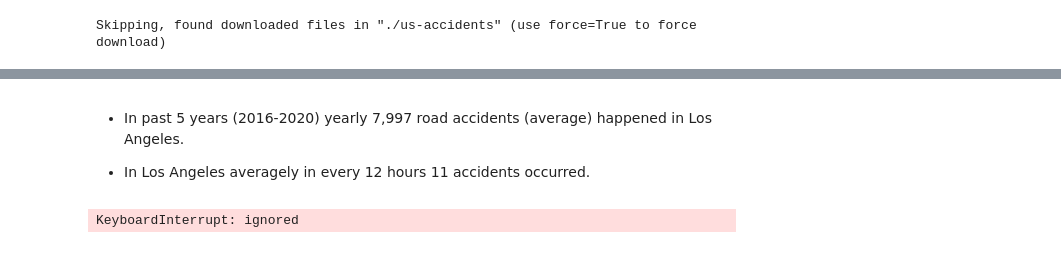
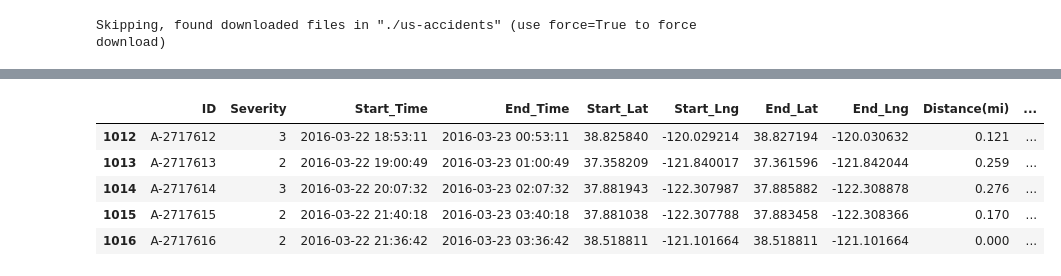
Before and after one commit to victorialarrazolo/USaccidentsanaysis, a Jupyter notebook: USaccidentsanalysis.ipynb, the cells around one changed output, grey strips where cells are left out. Cells and saved outputs as stored; diff of their text form; code cells hidden in the pictures.

```diff
--- a/USaccidentsanalysis.ipynb
+++ b/USaccidentsanalysis.ipynb
@@ -116,3 +5,34 @@ plt.rcParams['font.serif'] = ["Microsoft JhengHei UI Light"]
+# %%
+# Import numpy, pandas, matpltlib.pyplot, sklearn modules and seaborn
+import numpy as np
+import pandas as pd
+import matplotlib.pyplot as plt
+import seaborn as sns
+from datetime import  date
+%matplotlib inline
+pd.set_option('display.max_rows', 200)
+pd.set_option('display.max_columns', 200)
+plt.style.use('ggplot')
+# %%
+# Define lists of states, colors, linestyles, month order, day_order, and hour_order
+# For this notebook, we will focus on the following three states: DE, FL, & CA
+state_lst=['DE','FL','CA']
+state_lst_full=['Delaware','Florida','California']
+
+# We will focus on accident severities 2, 3 & 4
+severity_lst=[2,3,4]
+
+# Set a list of colors, markers and linestyles for plotting
+color_lst=['r','b','k']
+marker_lst=['D','o','*']
+linestyle_lst=['dashed','dashdot','solid']
+
+# Set a list of month, weekday, hour for reindex purpose and time_duraction to clear the accident
+month_lst = [ 'Jan', 'Feb', 'Mar', 'Apr', 'May', 'Jun', 'Jul','Aug','Sep','Oct','Nov','Dec']
+weekday_lst = [ 'Mon', 'Tue', 'Wed', 'Thu', 'Fri', 'Sat', 'Sun']
+weekday_lst_full = [ 'Monday', 'Tuesday', 'Wednesday', 'Thursday', 'Friday', 'Saturday', 'Sunday']
+hour_lst= np.arange(24)
+td='Time_Duration(min)'
 # %%
 import opendatasets as od
 
@@ -124,3 +44,4 @@ Skipping, found downloaded files in "./us-accidents" (use force=True to force do
 # %%
 # read & load the dataset into pandas dataframe
 df = pd.read_csv('/content/us-accidents/US_Accidents_Dec20_updated.csv')
+df = df[df.State.isin(state_lst)]
@@ -132,4 +47,0 @@ The Dataset Contains, Rows: 1,516,064 & Columns: 47
-# %%
-# convert the Start_Time & End_Time Variable into Datetime Feature
-df.Start_Time = pd.to_datetime(df.Start_Time)
-df.End_Time = pd.to_datetime(df.End_Time)
@@ -202,35 +48,9 @@ print(round(hightest_cases/(5*365)))
-# %% [markdown]
-- In past 5 years (2016-2020) yearly 7,997 road accidents (average) happened in Los Angeles.
-
-- In Los Angeles averagely in every 12 hours 11 accidents occurred.
-# %%
-# US States
-states = gpd.read_file('/content/us-accidents/US_Accidents_Dec20_updated.csv')
-
-def lat(city):
-    address=city
-    geolocator = Nominatim(user_agent="Your_Name")
-    location = geolocator.geocode(address)
-    return (location.latitude)
-
-def lng(city):
-    address=city
-    geolocator = Nominatim(user_agent="Your_Name")
-    location = geolocator.geocode(address)
-    return (location.longitude)
-
-# list of top 10 cities
-top_ten_city_list = list(city_df.City.head(10))
-
-top_ten_city_lat_dict = {}
-top_ten_city_lng_dict = {}
-for i in top_ten_city_list:
-    top_ten_city_lat_dict[i] = lat(i)
-    top_ten_city_lng_dict[i] = lng(i)
-
-top_10_cities_df = df[df['City'].isin(list(top_10_cities.City))]
-
-top_10_cities_df['New_Start_Lat'] = top_10_cities_df['City'].map(top_ten_city_lat_dict)
-top_10_cities_df['New_Start_Lng'] = top_10_cities_df['City'].map(top_ten_city_lng_dict)
-# %% [output]
-KeyboardInterrupt: ignored
+# %%
+df.head()
+# %% [output]
+|  | ID | Severity | Start_Time | End_Time | Start_Lat | Start_Lng | End_Lat | End_Lng | Distance(mi) | ... |
+| 1012 | A-2717612 | 3 | 2016-03-22 18:53:11 | 2016-03-23 00:53:11 | 38.825840 | -120.029214 | 38.827194 | -120.030632 | 0.121 | ... |
+| 1013 | A-2717613 | 2 | 2016-03-22 19:00:49 | 2016-03-23 01:00:49 | 37.358209 | -121.840017 | 37.361596 | -121.842044 | 0.259 | ... |
+| 1014 | A-2717614 | 3 | 2016-03-22 20:07:32 | 2016-03-23 02:07:32 | 37.881943 | -122.307987 | 37.885882 | -122.308878 | 0.276 | ... |
+| 1015 | A-2717615 | 2 | 2016-03-22 21:40:18 | 2016-03-23 03:40:18 | 37.881038 | -122.307788 | 37.883458 | -122.308366 | 0.170 | ... |
+| 1016 | A-2717616 | 2 | 2016-03-22 21:36:42 | 2016-03-23 03:36:42 | 38.518811 | -121.101664 | 38.518811 | -121.101664 | 0.000 | ... |
```
Also changed, not shown: parts of 15 cells of this notebook.
